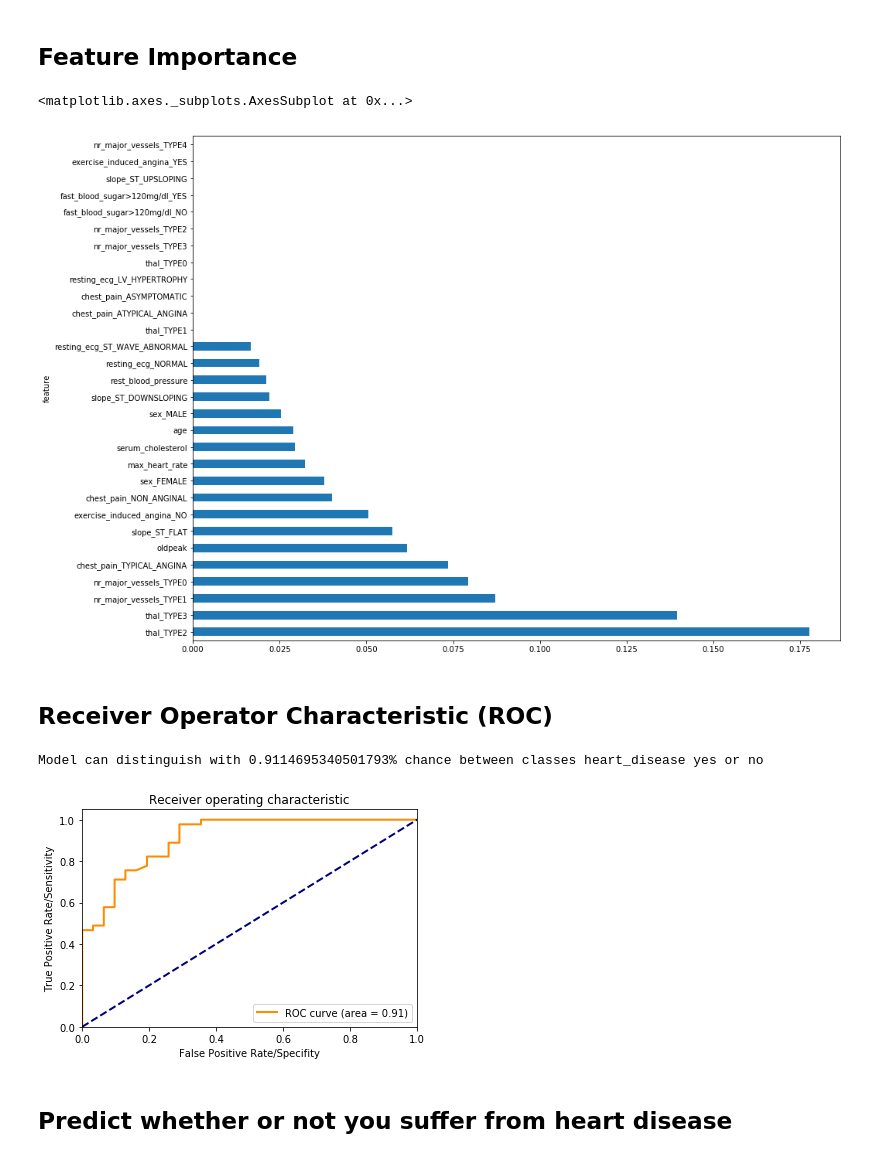
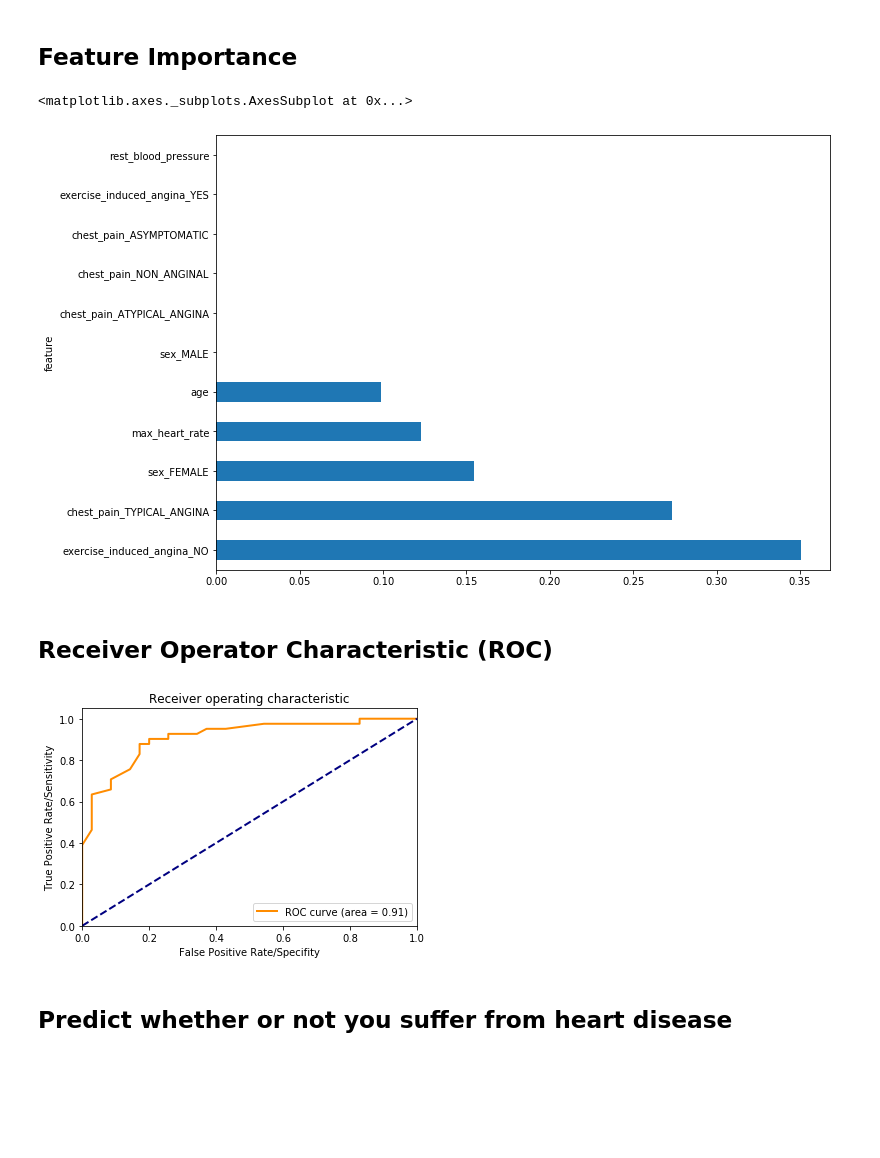
Before and after one commit to SebastianReimer/Classification_clinical_data, a Jupyter notebook: notebooks/Classification_Notebook.ipynb, the cells around one changed output. Saved outputs shown, nothing was run; the diff lists cells and outputs as text; code cells hidden in the pictures; blank space fills up the shorter version.

```diff
--- a/notebooks/Classification_Notebook.ipynb
+++ b/notebooks/Classification_Notebook.ipynb
@@ -69,21 +69,17 @@ fig.delaxes(axes[4][2])
 ## Data Wrangling
 # %%
 #rearrange df
-df_data = df_data[['sex','age','chest_pain','rest_blood_pressure','serum_cholesterol',
-                   'fast_blood_sugar>120mg/dl','resting_ecg', 'max_heart_rate', 'exercise_induced_angina',
-                  'oldpeak', 'slope_ST', 'nr_major_vessels', 'thal', 'heart_disease'  ]]
+df_data = df_data[['sex','age','chest_pain','rest_blood_pressure', 'max_heart_rate', 'exercise_induced_angina',
+                   'heart_disease'  ]]
 #input variables X
-X = df_data[['sex','age','chest_pain','rest_blood_pressure','serum_cholesterol',
-                   'fast_blood_sugar>120mg/dl','resting_ecg', 'max_heart_rate', 'exercise_induced_angina',
-                  'oldpeak', 'slope_ST', 'nr_major_vessels', 'thal']]
+X = df_data[['sex','age','chest_pain','rest_blood_pressure', 'max_heart_rate', 'exercise_induced_angina']]
 #output variable y
 y = df_data['heart_disease']
 # %% [markdown]
 ## Data Preparation
 # %%
 categorial = df_data[['sex','chest_pain',
-                   'fast_blood_sugar>120mg/dl','resting_ecg', 'exercise_induced_angina',
-                   'slope_ST', 'nr_major_vessels', 'thal']].values
+                    'exercise_induced_angina']].values
 
 #onehotencode categorical data
 def onehotencode(categorial_data):
@@ -105,7 +101,7 @@ encoded_X = onehotencode(categorial)
 
 
 #add int and float data
-numeric_cols = ['age', 'rest_blood_pressure', 'serum_cholesterol', 'max_heart_rate', 'oldpeak' ]
+numeric_cols = ['age', 'rest_blood_pressure', 'max_heart_rate']
 for col in numeric_cols:
     values = X[col].values
     values = values.reshape(values.shape[0],1)
@@ -116,7 +112,7 @@ reshaped_y = y.values
 reshaped_y = reshaped_y.reshape(y.shape[0],)
 
 #split train and test data
-X_train, X_test, y_train, y_test = train_test_split(encoded_X, reshaped_y, test_size = 0.25)
+X_train, X_test, y_train, y_test = train_test_split(encoded_X, reshaped_y, test_size = 0.25, random_state=42)
 # %% [markdown]
 ## Grid Search
 # %%
@@ -137,7 +133,7 @@ xgb = XGBClassifier(objective='binary:logistic',
                     silent=True, nthread=1)
 
 folds = 5
-param_comb = 1000
+param_comb = 7776
 
 skf = StratifiedKFold(n_splits=folds, shuffle = True, random_state = 1001)
 
@@ -175,4 +149,5 @@ RandomizedSearchCV(cv=<generator object _BaseKFold.split at 0x...>,
 # %%
+'''
 print('\n Best hyperparameters:')
 print(random_search.best_params_)
 results = pd.DataFrame(random_search.cv_results_)
@@ -185,3 +160,12 @@ learning_rate = random_search.best_params_['learning_rate']
 gamma = random_search.best_params_['gamma']
 colsample_bytree = random_search.best_params_['colsample_bytree']
 n_estimators = random_search.best_params_['n_estimators']
+'''
+#best hyperparameters for 6 variables
+subsample = 0.8
+min_child_weight = 5
+max_depth = 3
+learning_rate = 0.3
+gamma = 5
+colsample_bytree = 0.8
+n_estimators = 200
@@ -251,25 +225,22 @@ plt.show()
 # %%
 #encoded_X col labels:
 labels = ['sex_FEMALE', 'sex_MALE', 'chest_pain_TYPICAL_ANGINA','chest_pain_ATYPICAL_ANGINA','chest_pain_NON_ANGINAL','chest_pain_ASYMPTOMATIC',
-         'fast_blood_sugar>120mg/dl_NO', 'fast_blood_sugar>120mg/dl_YES', 'resting_ecg_NORMAL','resting_ecg_ST_WAVE_ABNORMAL','resting_ecg_LV_HYPERTROPHY',
-         'exercise_induced_angina_NO', 'exercise_induced_angina_YES','slope_ST_UPSLOPING', 'slope_ST_FLAT', 'slope_ST_DOWNSLOPING',
-         'nr_major_vessels_TYPE0','nr_major_vessels_TYPE1', 'nr_major_vessels_TYPE2','nr_major_vessels_TYPE3', 'nr_major_vessels_TYPE4',
-          'thal_TYPE0', 'thal_TYPE1', 'thal_TYPE2', 'thal_TYPE3',
-         'age', 'rest_blood_pressure', 'serum_cholesterol', 'max_heart_rate', 'oldpeak' ]
+         'exercise_induced_angina_NO', 'exercise_induced_angina_YES',
+         'age', 'rest_blood_pressure', 'max_heart_rate' ]
 
 df_enc = pd.DataFrame(encoded_X)
 df_enc.columns = labels
 
 def feature_imp(df,model):
     fi = pd.DataFrame()
     fi["feature"] = df.columns
     fi["importance"] = model.feature_importances_
     return fi.sort_values(by="importance", ascending=False)
 
-feature_imp(df_enc ,model).plot('feature', 'importance', kind='barh', figsize=(15,12), legend=False)
+feature_imp(df_enc ,model).plot('feature', 'importance', kind='barh', figsize=(11,8), legend=False)
 # %% [output]
 <matplotlib.axes._subplots.AxesSubplot at 0x...>
-[figure, old version]
+[figure, new version]
 # %% [markdown]
 ## Receiver Operator Characteristic (ROC)
 # %%
@@ -277,7 +248,6 @@ feature_imp(df_enc ,model).plot('feature', 'importance', kind='barh', figsize=(1
 y_predi = model.fit(X_train, y_train).predict_proba(X_test)[:,1]
 fpr, tpr, _ = roc_curve(y_test, y_predi)
 roc_auc = auc(fpr, tpr)
-print(f'Model can distinguish with {roc_auc}% chance between classes heart_disease yes or no\n')
 plt.figure()
 lw = 2
 plt.plot(fpr, tpr, color='darkorange',
@@ -291,7 +261,6 @@ plt.title('Receiver operating characteristic')
 plt.legend(loc="lower right")
 plt.show()
 # %% [output]
-Model can distinguish with 0.9114695340501793% chance between classes heart_disease yes or no
-[figure, old version]
+[figure, new version]
 # %% [markdown]
 ## Predict whether or not you suffer from heart disease
```
Also changed, not shown: parts of 8 cells of this notebook.
